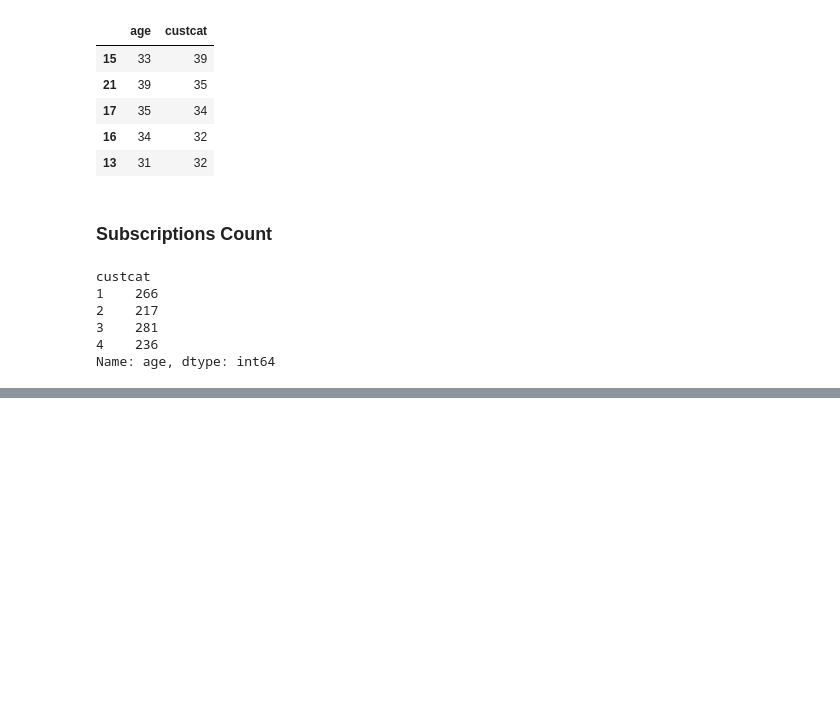
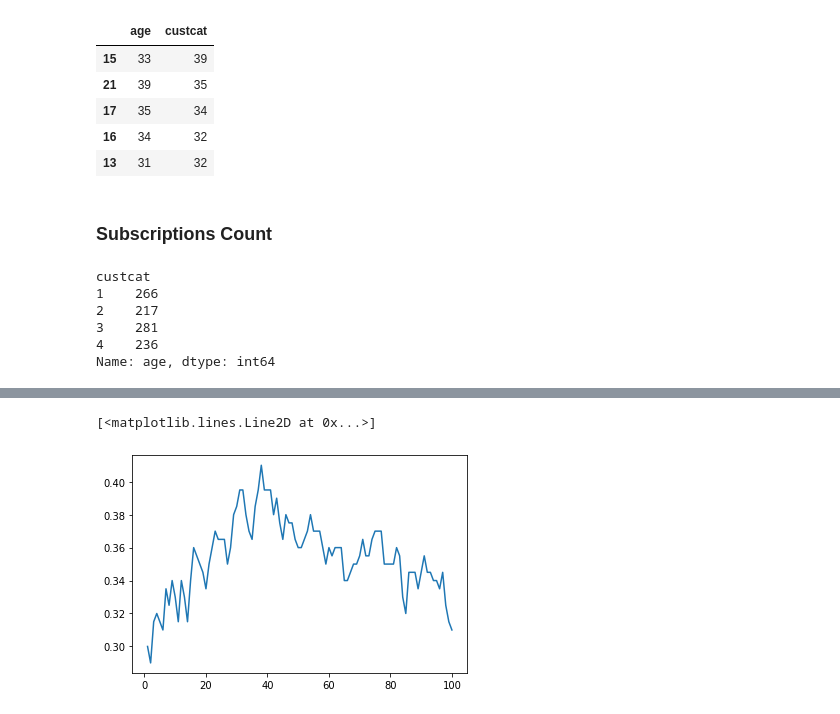
Before and after one commit to dnlsfq/Supervised_ML, a Jupyter notebook: Class_KNN .ipynb, the cells around one changed output, grey strips where cells are left out. Saved outputs shown, nothing was run; the diff lists cells and outputs as text; code cells hidden in the pictures; blank space fills up the shorter version.

```diff
--- a/Class_KNN .ipynb
+++ b/Class_KNN .ipynb
@@ -60,0 +150,9 @@ array([0., 1.])
+# %%
+acc_score = []
+for k in range(1,101):
+    knn_class = KNeighborsClassifier(n_neighbors=k)
+    knn_class.fit(X_train,y_train)
+    y_hat = knn_class.predict(X_test)
+    acc_score.append(accuracy_score(y_test,y_hat))
+# %%
+n_knn_df_large = pd.DataFrame({'n':np.arange(1,101),'acc_score':acc_score})
@@ -60,0 +175,5 @@ array([0., 1.])
+# %%
+plt.plot(n_knn_df_large['n'],n_knn_df_large['acc_score'])
+# %% [output]
+[<matplotlib.lines.Line2D at 0x...>]
+[figure, added]
```
Also changed, not shown: parts of 28 cells of this notebook.
